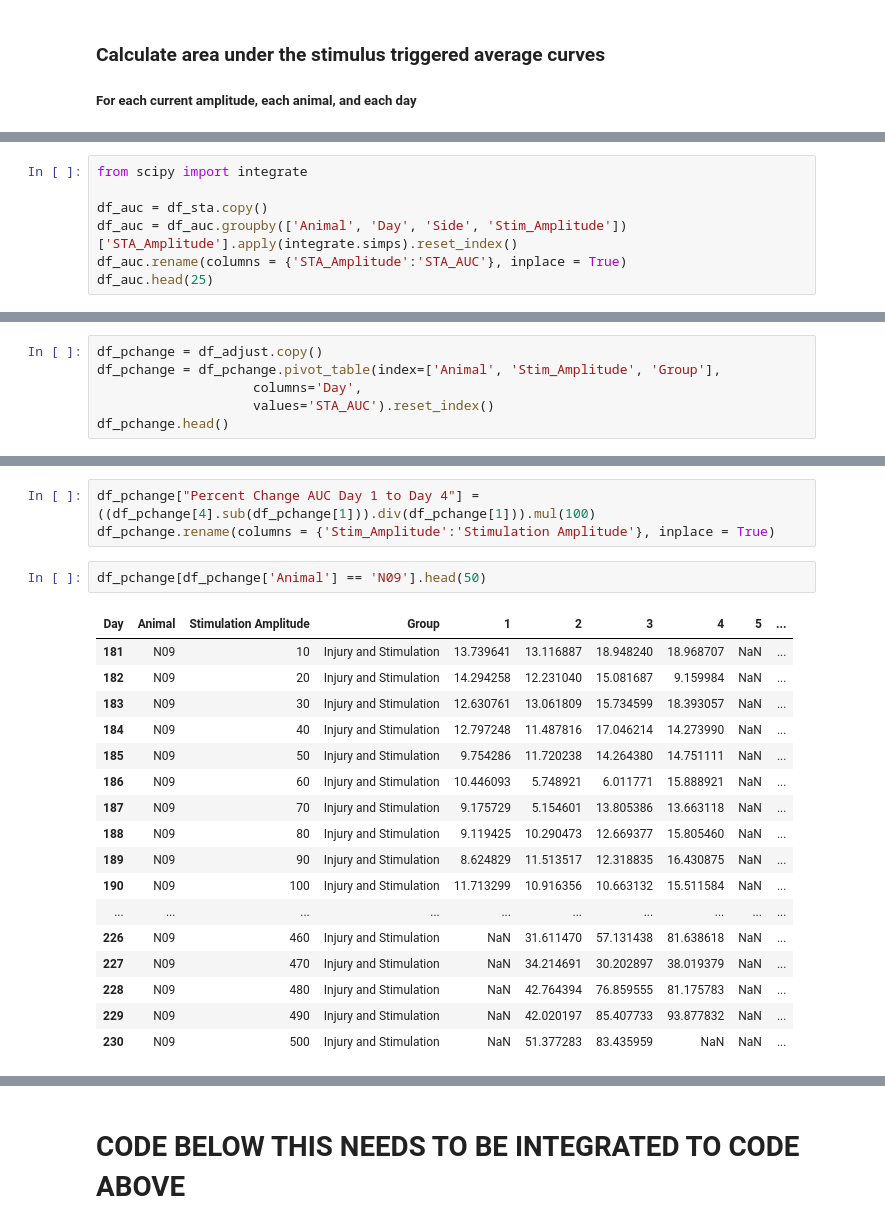
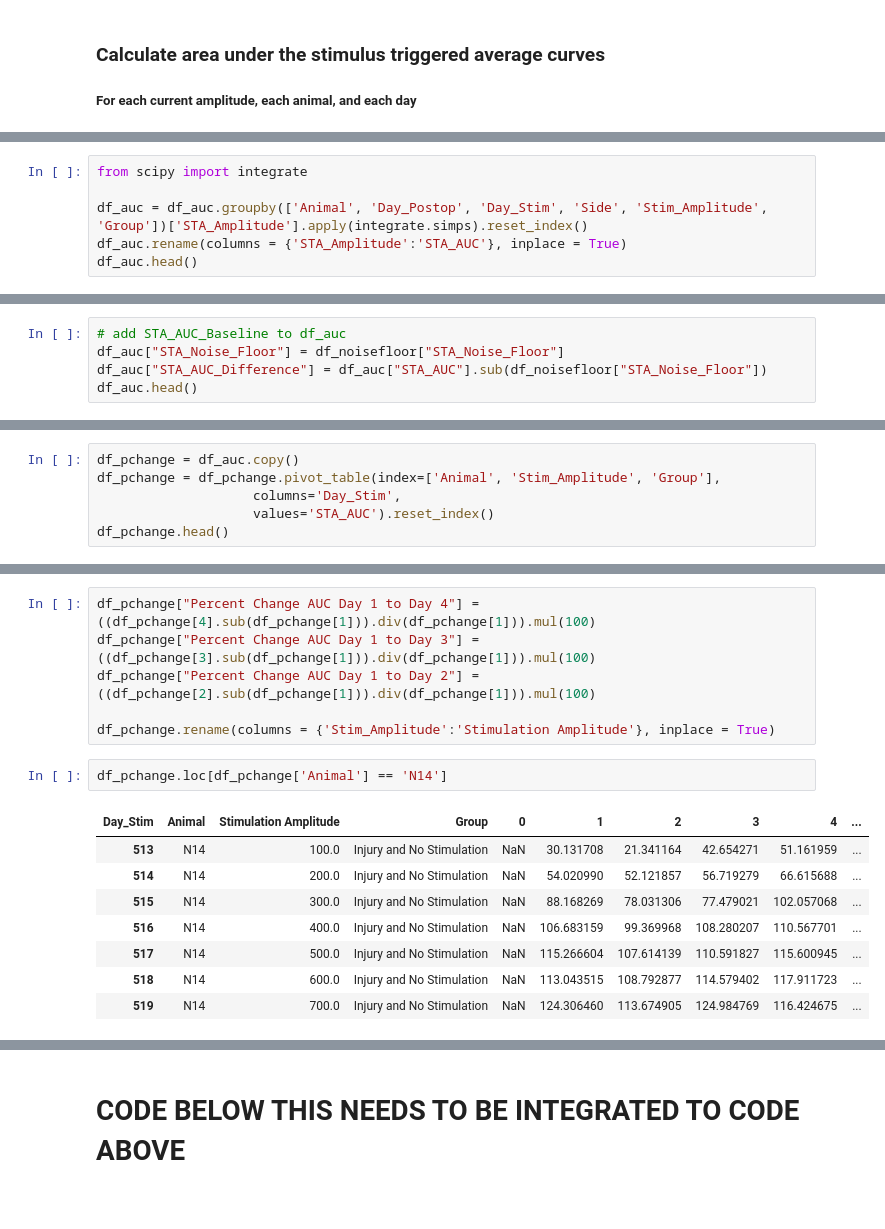
Before and after one commit to IanGMalone/Evoked_Potential_Analysis, a Jupyter notebook: Motor Evoked Potential Analyses.ipynb, the cells around one changed output, grey strips where cells are left out. Drawn from its saved outputs; the diff is of its cells as text.

```diff
--- a/Motor Evoked Potential Analyses.ipynb
+++ b/Motor Evoked Potential Analyses.ipynb
@@ -282,8 +234,7 @@ df_sta.head()
 # %%
 from scipy import integrate
 
-df_auc = df_sta.copy()
-df_auc = df_auc.groupby(['Animal', 'Day', 'Side', 'Stim_Amplitude'])['STA_Amplitude'].apply(integrate.simps).reset_index()
+df_auc = df_auc.groupby(['Animal', 'Day_Postop', 'Day_Stim', 'Side', 'Stim_Amplitude', 'Group'])['STA_Amplitude'].apply(integrate.simps).reset_index()
 df_auc.rename(columns = {'STA_Amplitude':'STA_AUC'}, inplace = True)
-df_auc.head(25)
+df_auc.head()
 # %% [output]
@@ -306,0 +355,5 @@ df_auc.head(25)
+# %%
+# add STA_AUC_Baseline to df_auc
+df_auc["STA_Noise_Floor"] = df_noisefloor["STA_Noise_Floor"]
+df_auc["STA_AUC_Difference"] = df_auc["STA_AUC"].sub(df_noisefloor["STA_Noise_Floor"])
+df_auc.head()
@@ -376,7 +391,7 @@ Name: Day, dtype: object
 # %%
-df_pchange = df_adjust.copy()
+df_pchange = df_auc.copy()
 df_pchange = df_pchange.pivot_table(index=['Animal', 'Stim_Amplitude', 'Group'],
-                    columns='Day',
+                    columns='Day_Stim',
                     values='STA_AUC').reset_index()
 df_pchange.head()
 # %% [output]
@@ -395,24 +404,18 @@ df_pchange.head()
 # %%
 df_pchange["Percent Change AUC Day 1 to Day 4"] = ((df_pchange[4].sub(df_pchange[1])).div(df_pchange[1])).mul(100)
+df_pchange["Percent Change AUC Day 1 to Day 3"] = ((df_pchange[3].sub(df_pchange[1])).div(df_pchange[1])).mul(100)
+df_pchange["Percent Change AUC Day 1 to Day 2"] = ((df_pchange[2].sub(df_pchange[1])).div(df_pchange[1])).mul(100)
+
 df_pchange.rename(columns = {'Stim_Amplitude':'Stimulation Amplitude'}, inplace = True)
 # %%
-df_pchange[df_pchange['Animal'] == 'N09'].head(50)
+df_pchange.loc[df_pchange['Animal'] == 'N14']
 # %% [output]
-| Day | Animal | Stimulation Amplitude | Group | 1 | 2 | 3 | 4 | 5 | ... |
-| 181 | N09 | 10 | Injury and Stimulation | 13.739641 | 13.116887 | 18.948240 | 18.968707 | NaN | ... |
-| 182 | N09 | 20 | Injury and Stimulation | 14.294258 | 12.231040 | 15.081687 | 9.159984 | NaN | ... |
-| 183 | N09 | 30 | Injury and Stimulation | 12.630761 | 13.061809 | 15.734599 | 18.393057 | NaN | ... |
-| 184 | N09 | 40 | Injury and Stimulation | 12.797248 | 11.487816 | 17.046214 | 14.273990 | NaN | ... |
-| 185 | N09 | 50 | Injury and Stimulation | 9.754286 | 11.720238 | 14.264380 | 14.751111 | NaN | ... |
-| 186 | N09 | 60 | Injury and Stimulation | 10.446093 | 5.748921 | 6.011771 | 15.888921 | NaN | ... |
-| 187 | N09 | 70 | Injury and Stimulation | 9.175729 | 5.154601 | 13.805386 | 13.663118 | NaN | ... |
-| 188 | N09 | 80 | Injury and Stimulation | 9.119425 | 10.290473 | 12.669377 | 15.805460 | NaN | ... |
-| 189 | N09 | 90 | Injury and Stimulation | 8.624829 | 11.513517 | 12.318835 | 16.430875 | NaN | ... |
-| 190 | N09 | 100 | Injury and Stimulation | 11.713299 | 10.916356 | 10.663132 | 15.511584 | NaN | ... |
-| ... | ... | ... | ... | ... | ... | ... | ... | ... | ... |
-| 226 | N09 | 460 | Injury and Stimulation | NaN | 31.611470 | 57.131438 | 81.638618 | NaN | ... |
-| 227 | N09 | 470 | Injury and Stimulation | NaN | 34.214691 | 30.202897 | 38.019379 | NaN | ... |
-| 228 | N09 | 480 | Injury and Stimulation | NaN | 42.764394 | 76.859555 | 81.175783 | NaN | ... |
-| 229 | N09 | 490 | Injury and Stimulation | NaN | 42.020197 | 85.407733 | 93.877832 | NaN | ... |
-| 230 | N09 | 500 | Injury and Stimulation | NaN | 51.377283 | 83.435959 | NaN | NaN | ... |
+| Day_Stim | Animal | Stimulation Amplitude | Group | 0 | 1 | 2 | 3 | 4 | ... |
+| 513 | N14 | 100.0 | Injury and No Stimulation | NaN | 30.131708 | 21.341164 | 42.654271 | 51.161959 | ... |
+| 514 | N14 | 200.0 | Injury and No Stimulation | NaN | 54.020990 | 52.121857 | 56.719279 | 66.615688 | ... |
+| 515 | N14 | 300.0 | Injury and No Stimulation | NaN | 88.168269 | 78.031306 | 77.479021 | 102.057068 | ... |
+| 516 | N14 | 400.0 | Injury and No Stimulation | NaN | 106.683159 | 99.369968 | 108.280207 | 110.567701 | ... |
+| 517 | N14 | 500.0 | Injury and No Stimulation | NaN | 115.266604 | 107.614139 | 110.591827 | 115.600945 | ... |
+| 518 | N14 | 600.0 | Injury and No Stimulation | NaN | 113.043515 | 108.792877 | 114.579402 | 117.911723 | ... |
+| 519 | N14 | 700.0 | Injury and No Stimulation | NaN | 124.306460 | 113.674905 | 124.984769 | 116.424675 | ... |
 # %%
```
Also changed, not shown: parts of 54 cells of this notebook, 1 other file.
